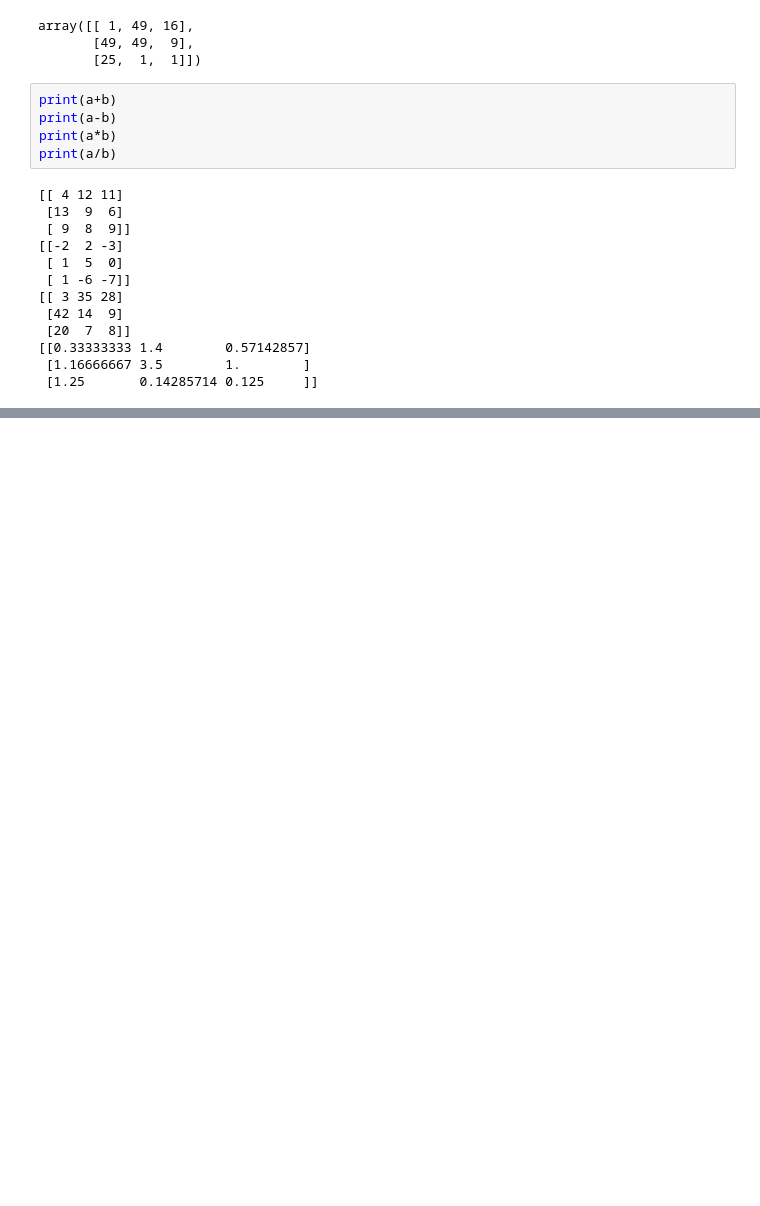
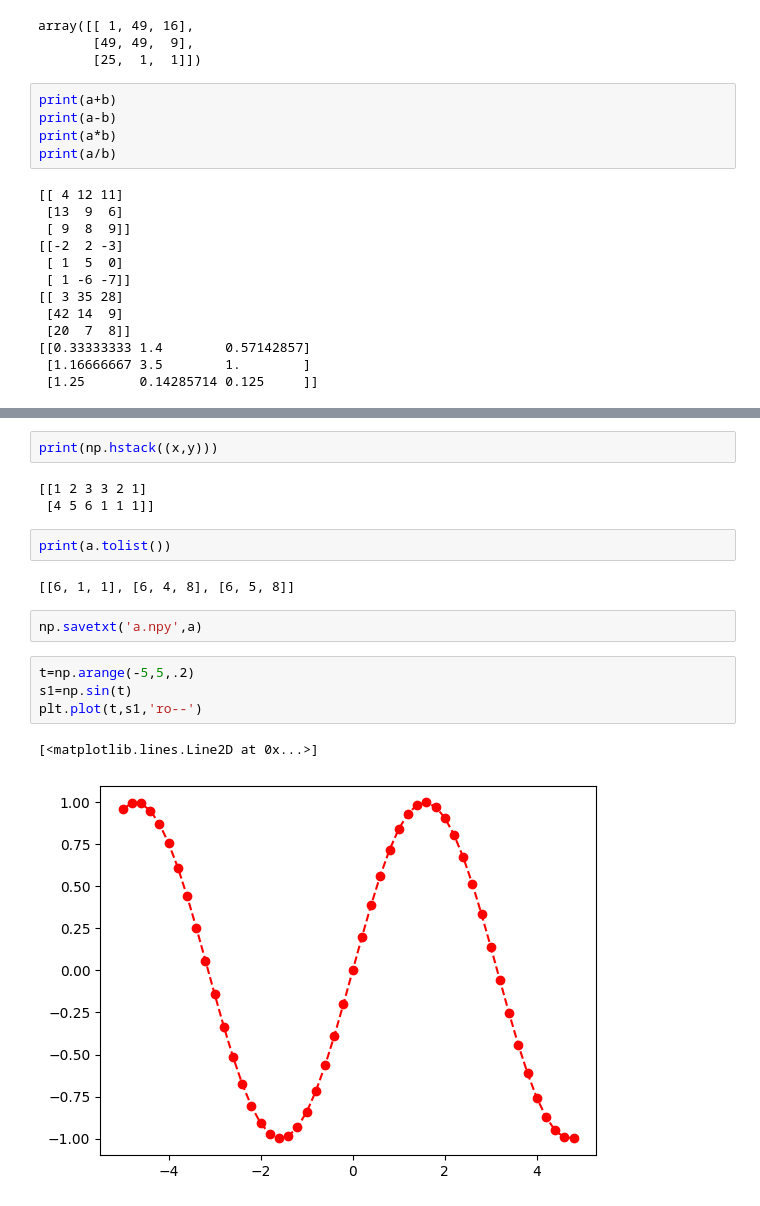
Before and after one commit to Utkash12/digipodium, a Jupyter notebook: data analysis/numpy_basics.ipynb, the cells around one changed output, grey strips where cells are left out. Cells and saved outputs as stored; diff of their text form; blank space fills up the shorter version.

Commit message:
matplotlib

```diff
--- a/data analysis/numpy_basics.ipynb
+++ b/data analysis/numpy_basics.ipynb
@@ -141,0 +319,18 @@ array([[61, 47, 60],
+# %%
+print(np.hstack((x,y)))
+# %% [output]
+[[1 2 3 3 2 1]
+ [4 5 6 1 1 1]]
+# %%
+print(a.tolist())
+# %% [output]
+[[6, 1, 1], [6, 4, 8], [6, 5, 8]]
+# %%
+np.savetxt('a.npy',a)
+# %%
+t=np.arange(-5,5,.2)
+s1=np.sin(t)
+plt.plot(t,s1,'ro--')
+# %% [output]
+[<matplotlib.lines.Line2D at 0x...>]
+[figure, added]
```
Also changed, not shown: parts of 34 cells of this notebook, 2 other files.
